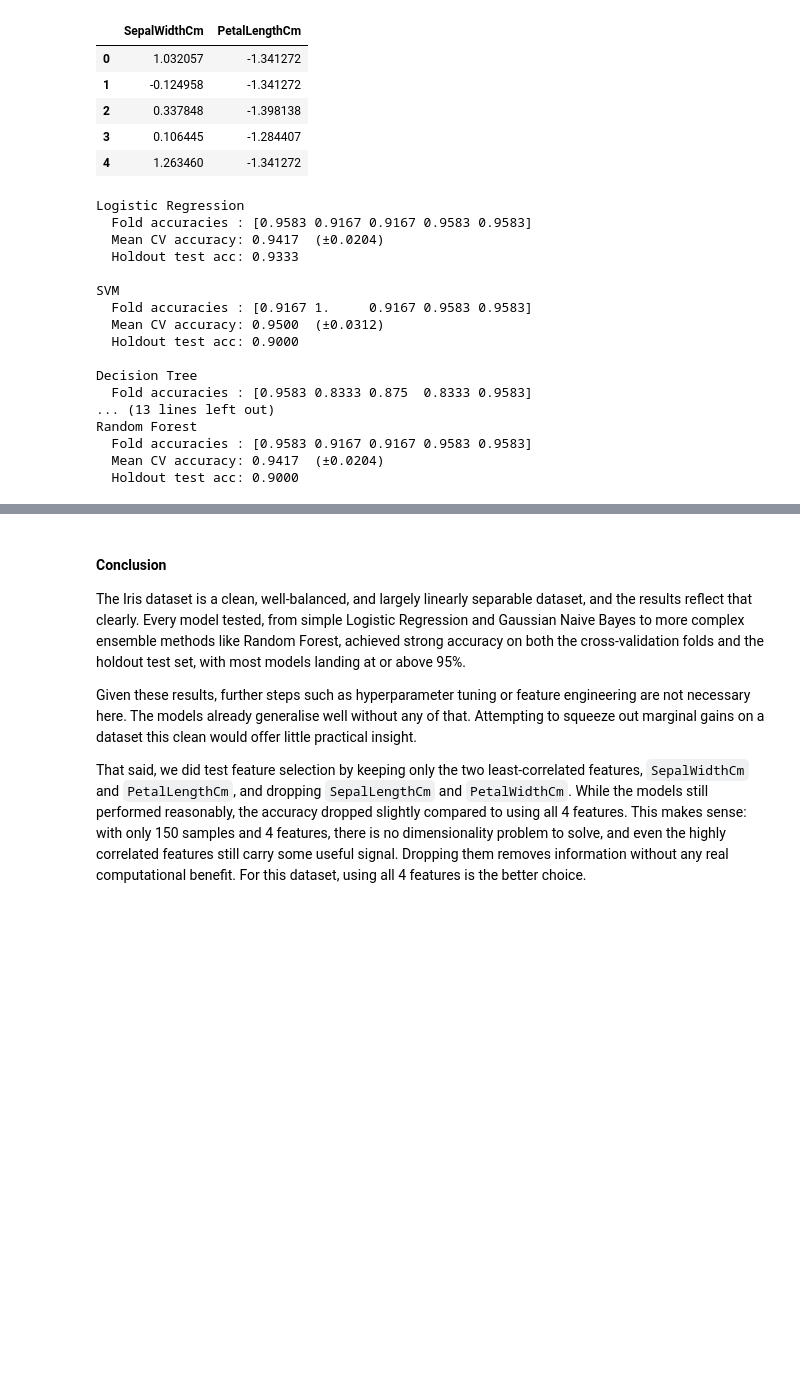
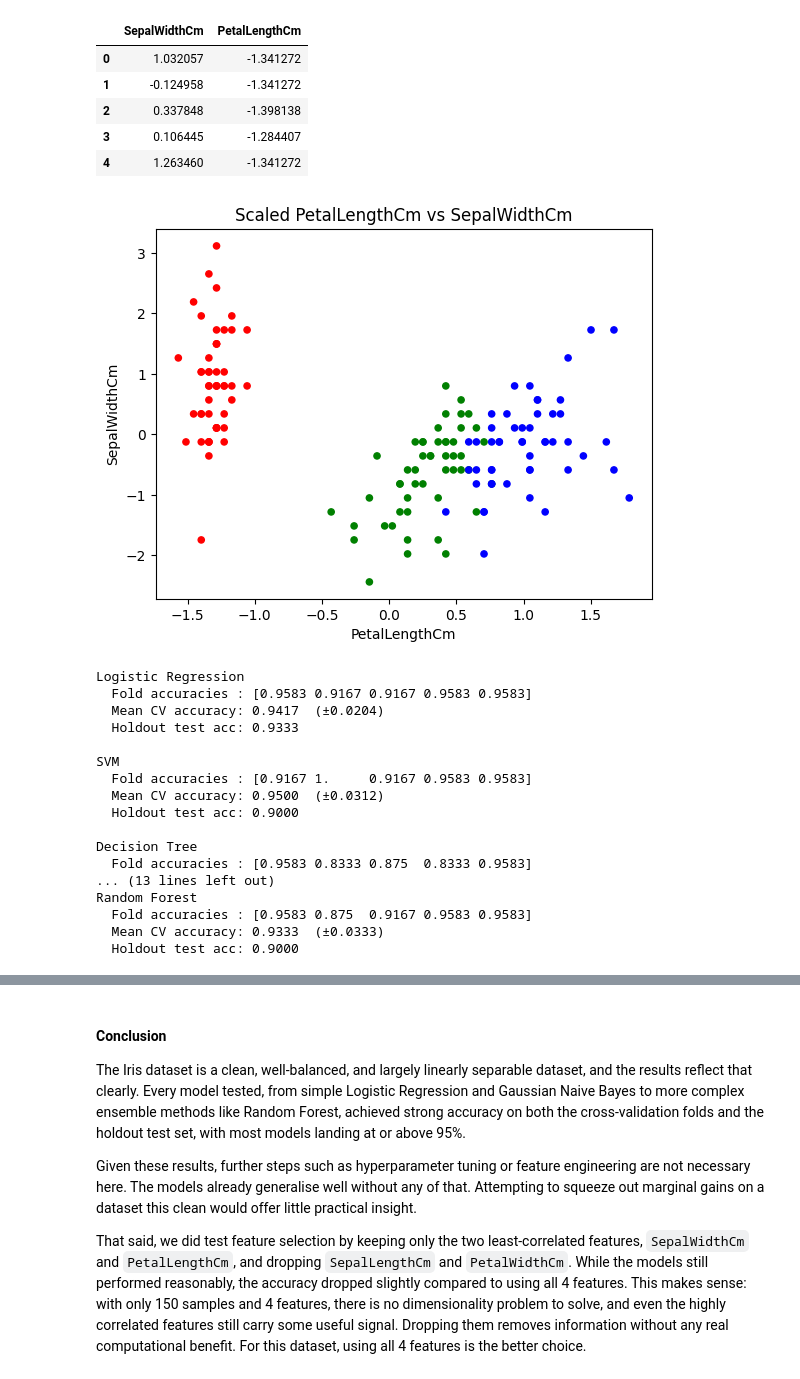
Before and after one commit to MaharramovMurad/Iris-Species-Classification, a Jupyter notebook: iris_flower_classification.ipynb, the cells around one changed output, grey strips where cells are left out. Cells and saved outputs as stored; diff of their text form; code cells hidden in the pictures; blank space fills up the shorter version.

```diff
--- a/iris_flower_classification.ipynb
+++ b/iris_flower_classification.ipynb
@@ -430,9 +446,17 @@ Xr_scaled.head()
 | 2 | 0.337848 | -1.398138 |
 | 3 | 0.106445 | -1.284407 |
 | 4 | 1.263460 | -1.341272 |
+# %%
+# Plotting the scaled features
+
+%matplotlib inline
+Xr_scaled.plot(kind="scatter",x="PetalLengthCm",y="SepalWidthCm",c=iris_df["Species"].map(color_map))
+plt.title("Scaled PetalLengthCm vs SepalWidthCm")
+plt.show()
+# %% [output]
+[figure, added]
 # %%
 # train all the previous models on the reduced dataset
-
 
 Xr_train, Xr_test, yr_train, yr_test = train_test_split(
     Xr_scaled, y_reduced, test_size=0.2, random_state=42, stratify=y_reduced
@@ -443,7 +467,7 @@ models_r = {
     "Logistic Regression": LogisticRegression(),
     "SVM":                 SVC(),
     "Decision Tree":       DecisionTreeClassifier(),
-    "KNN (k=5)":           KNeighborsClassifier(n_neighbors=2),
+    "KNN (k=2)":           KNeighborsClassifier(n_neighbors=2),
     "Gaussian NB":         GaussianNB(),
     "Random Forest":       RandomForestClassifier(),
 }
@@ -471,6 +495,6 @@ Decision Tree
   Fold accuracies : [0.9583 0.8333 0.875  0.8333 0.9583]
 ... (13 lines left out)
 Random Forest
-  Fold accuracies : [0.9583 0.9167 0.9167 0.9583 0.9583]
-  Mean CV accuracy: 0.9417  (±0.0204)
+  Fold accuracies : [0.9583 0.875  0.9167 0.9583 0.9583]
+  Mean CV accuracy: 0.9333  (±0.0333)
   Holdout test acc: 0.9000
```
Also changed, not shown: parts of 18 cells of this notebook.
